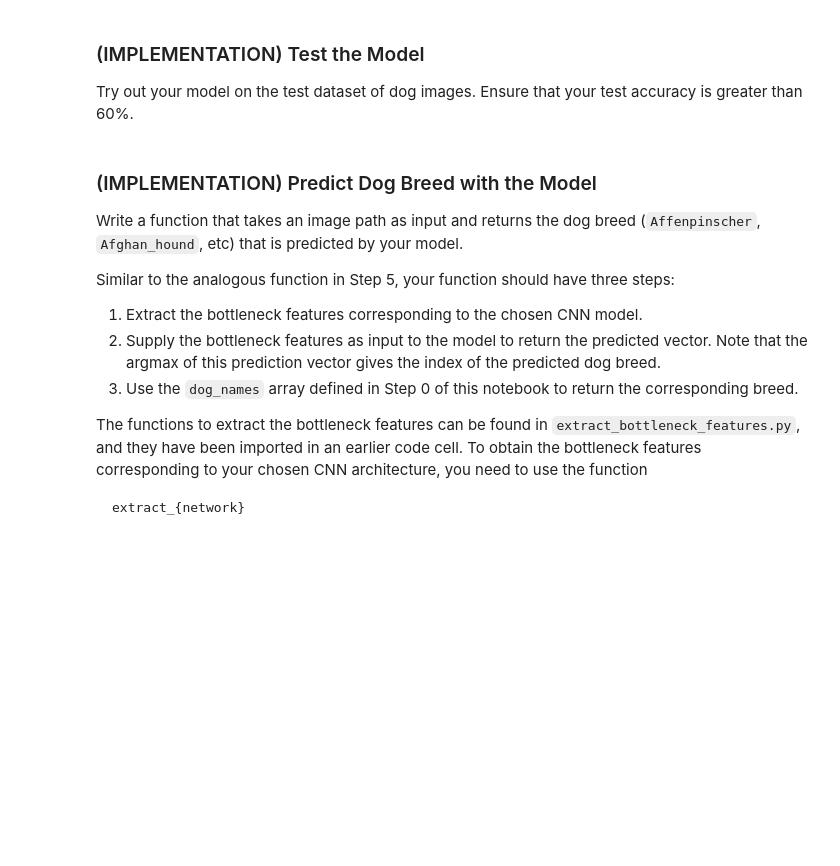
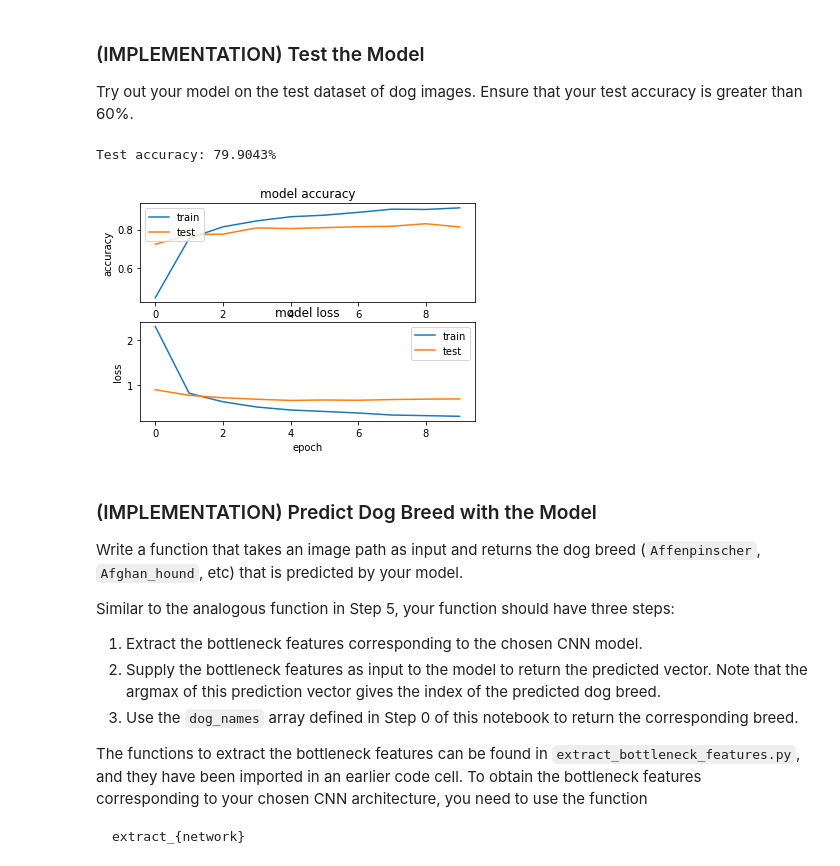
Before and after one commit to lazem/dog_project, a Jupyter notebook: dog_app.ipynb, the cells around one changed output. Drawn from its saved outputs; the diff is of its cells as text; code cells hidden in the pictures; blank space fills up the shorter version.

Commit message:
Final model a

```diff
--- a/dog_app.ipynb
+++ b/dog_app.ipynb
@@ -736,0 +871,12 @@ __Answer:__
+# %%
+### TODO: Define your architecture.
+Resnet50_model = Sequential()
+# Resnet50_model.add(GlobalAveragePooling2D(input_shape=train_Resnet50.shape[1:]))
+Resnet50_model.add(Flatten(input_shape=train_Resnet50.shape[1:]))
+# Resnet50_model.add(Dense(512, activation='relu'))
+# Resnet50_model.add(Dropout(0.4))
+# Resnet50_model.add(Dense(148, activation='relu'))
+Resnet50_model.add(Dropout(0.5))
+Resnet50_model.add(Dense(133, activation='softmax'))
+
+Resnet50_model.summary()
@@ -738,6 +898,7 @@ __Answer:__
 ### (IMPLEMENTATION) Compile the Model
 # %%
 ### TODO: Compile the model.
+Resnet50_model.compile(loss='categorical_crossentropy', optimizer='rmsprop', metrics=['accuracy'])
 # %% [markdown]
 ### (IMPLEMENTATION) Train the Model
 
@@ -748,0 +908,8 @@ You are welcome to [augment the training data](https://blog.keras.io/building-po
+# %%
+### TODO: Load the model weights with the best validation loss.
+checkpointer = ModelCheckpoint(filepath='saved_models/weights.best.Resnet50.hdf5',
+                               verbose=1, save_best_only=True)
+
+history = Resnet50_model.fit(train_Resnet50, train_targets,
+          validation_data=(valid_Resnet50, valid_targets),
+          epochs=10, batch_size=20, callbacks=[checkpointer], verbose=1)
@@ -759,3 +943,39 @@ Try out your model on the test dataset of dog images. Ensure that your test accu
+# %%
+### TODO: Calculate classification accuracy on the test dataset.
+
+# get index of predicted dog breed for each image in test set
+Resnet50_predictions = [np.argmax(Resnet50_model.predict(np.expand_dims(feature, axis=0))) for feature in test_Resnet50]
+
+# report test accuracy
+test_accuracy = 100*np.sum(np.array(Resnet50_predictions)==np.argmax(test_targets, axis=1))/len(Resnet50_predictions)
+print('Test accuracy: %.4f%%' % test_accuracy)
+# %% [output]
+Test accuracy: 79.9043%
+# %%
+ plt.figure(1)
+
+ # summarize history for accuracy
+
+ plt.subplot(211)
+ plt.plot(history.history['acc'])
+ plt.plot(history.history['val_acc'])
+ plt.title('model accuracy')
+ plt.ylabel('accuracy')
+ plt.xlabel('epoch')
+ plt.legend(['train', 'test'], loc='upper left')
+
+ # summarize history for loss
+
+ plt.subplot(212)
+ plt.plot(history.history['loss'])
+ plt.plot(history.history['val_loss'])
+ plt.title('model loss')
+ plt.ylabel('loss')
+ plt.xlabel('epoch')
+ plt.legend(['train', 'test'], loc='upper right')
+ plt.show()
+# %% [output]
+[figure, added]
 # %% [markdown]
 ### (IMPLEMENTATION) Predict Dog Breed with the Model
 
```
Also changed, not shown: parts of 24 cells of this notebook.
